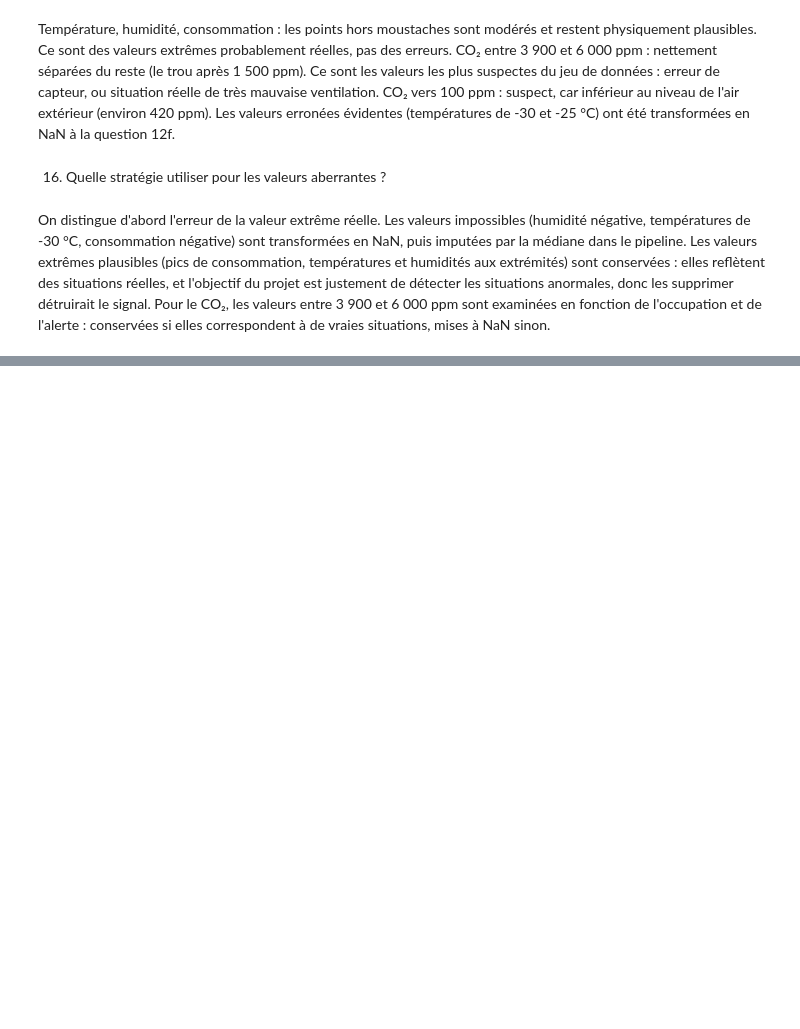
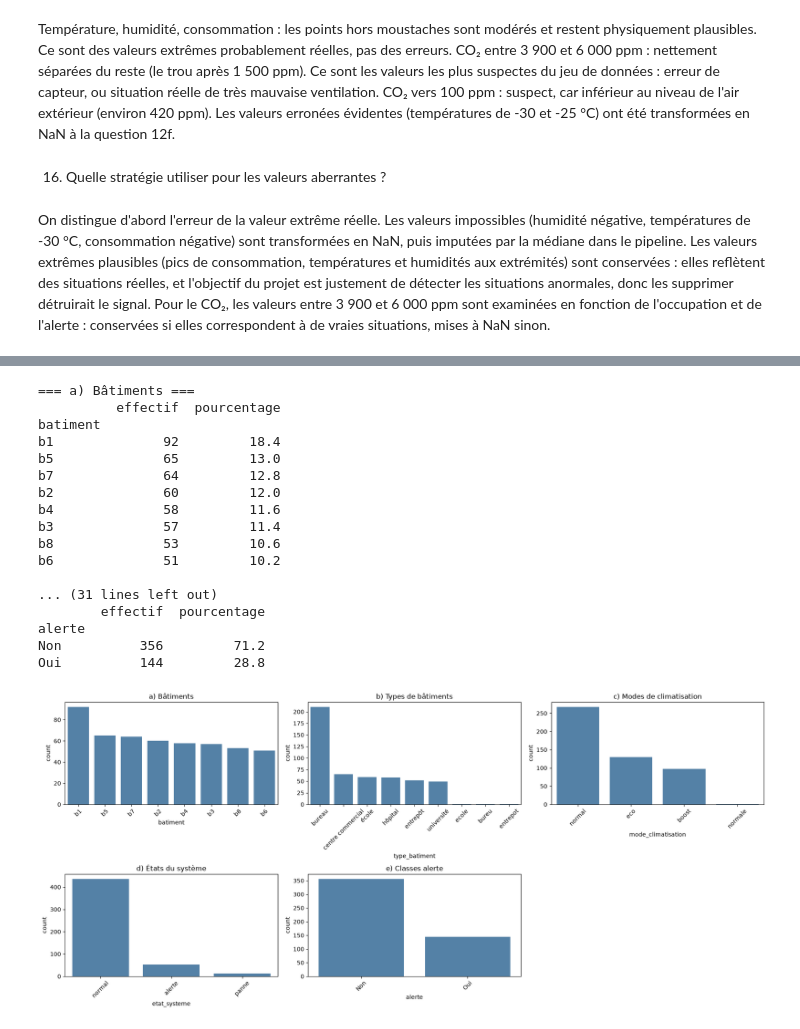
Before and after one commit to rokhayacoumbadiouf-bit/Atelier_Preparation_Donnees_Tabulaires, a Jupyter notebook: atelier_prepa_donnees_tab/notebooks/atelier_prepa_donnees_tab.ipynb, the cells around one changed output, grey strips where cells are left out. Drawn from its saved outputs; the diff is of its cells as text; code cells hidden in the pictures; blank space fills up the shorter version.

```diff
--- a/atelier_prepa_donnees_tab/notebooks/atelier_prepa_donnees_tab.ipynb
+++ b/atelier_prepa_donnees_tab/notebooks/atelier_prepa_donnees_tab.ipynb
@@ -470,0 +483,42 @@ On distingue d'abord l'erreur de la valeur extrême réelle. Les valeurs impossi
+# %%
+variables_freq = [('batiment', 'a) Bâtiments'),
+                  ('type_batiment', 'b) Types de bâtiments'),
+                  ('mode_climatisation', 'c) Modes de climatisation'),
+                  ('etat_systeme', 'd) États du système'),
+                  ('alerte', 'e) Classes alerte')]
+
+for col, titre in variables_freq:
+    print(f'=== {titre} ===')
+    print(pd.DataFrame({
+        'effectif': df[col].value_counts(dropna=False),
+        'pourcentage': (df[col].value_counts(normalize=True, dropna=False) * 100).round(2)
+    }))
+    print()
+
+fig, axes = plt.subplots(2, 3, figsize=(18, 8))
+for ax, (col, titre) in zip(axes.ravel(), variables_freq):
+    sns.countplot(data=df, x=col, order=df[col].value_counts().index, ax=ax, color='steelblue')
+    ax.set_title(titre)
+    ax.tick_params(axis='x', rotation=45)
+axes.ravel()[-1].axis('off')
+plt.tight_layout()
+plt.show()
+# %% [output]
+=== a) Bâtiments ===
+          effectif  pourcentage
+batiment
+b1              92         18.4
+b5              65         13.0
+b7              64         12.8
+b2              60         12.0
+b4              58         11.6
+b3              57         11.4
+b8              53         10.6
+b6              51         10.2
+
+... (31 lines left out)
+        effectif  pourcentage
+alerte
+Non          356         71.2
+Oui          144         28.8
+[figure, added]
```
Also changed, not shown: parts of 1 cell of this notebook.
